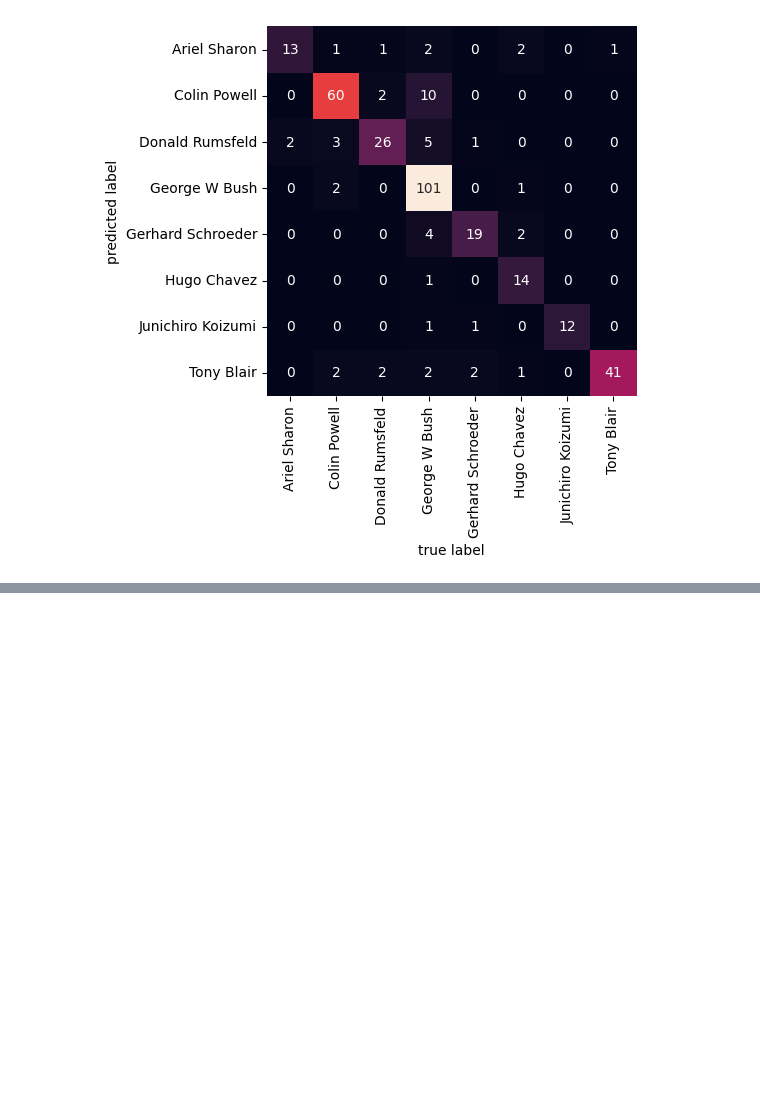
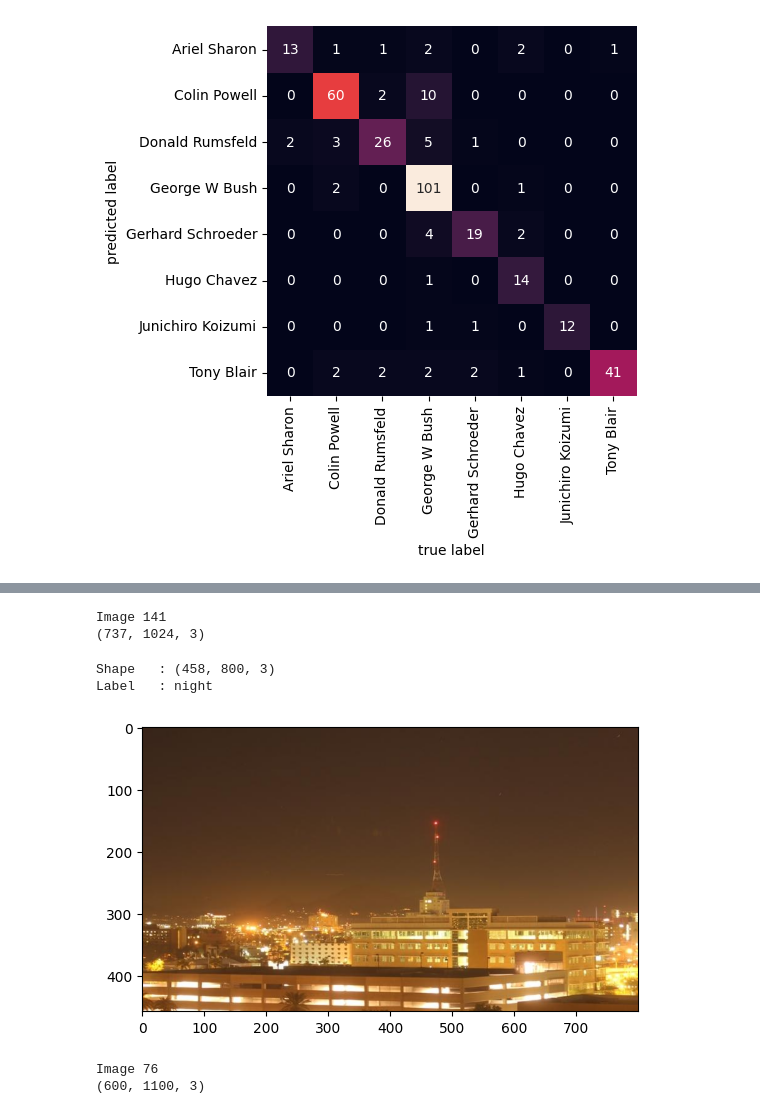
Before and after one commit to AlfredaDhaifullah04/Pembelajaran_Mesin_2026, a Jupyter notebook: TG9_JS11_Alfreda.ipynb, the cells around one changed output, grey strips where cells are left out. Saved outputs shown, nothing was run; the diff lists cells and outputs as text; code cells hidden in the pictures; blank space fills up the shorter version.

```diff
--- a/TG9_JS11_Alfreda.ipynb
+++ b/TG9_JS11_Alfreda.ipynb
@@ -371,0 +387,16 @@ Text(113.92222222222219, 0.5, 'predicted label')
+# %%
+	def load_dataset(img_dir):
+	    p = Path(img_dir)
+	    dirs = p.glob('*')
+
+	    img_list = []
+
+	    for dir in dirs:
+	        label = str(dir).split('/')[-1]
+	        for file in dir.glob('*.jpg'):
+	            img = mpimg.imread(file)
+
+	            if not img is None:
+	                img_list.append((img, label))
+
+	    return img_list
@@ -371,0 +406,14 @@ Text(113.92222222222219, 0.5, 'predicted label')
+# %%
+# Ekstrak dataset jika belum diekstrak
+import zipfile
+import os
+
+if not os.path.exists('images'):
+    with zipfile.ZipFile('images.zip', 'r') as zip_ref:
+        zip_ref.extractall('.')
+
+# Load ulang dataset
+train_img = load_dataset(train_dir)
+
+# Tampilkan data pertama
+train_img[0]
@@ -371,0 +438,10 @@ Text(113.92222222222219, 0.5, 'predicted label')
+# %%
+	# Random size checking
+	pick_random = np.random.randint(0, len(train_img))
+
+	# Check img size
+	print(f'Image {pick_random}')
+	print(train_img[pick_random][0].shape)
+# %% [output]
+Image 141
+(737, 1024, 3)
@@ -371,0 +460,6 @@ Text(113.92222222222219, 0.5, 'predicted label')
+# %%
+random_img_viz(train_img)
+# %% [output]
+Shape   : (458, 800, 3)
+Label   : night
+[figure, added]
@@ -371,0 +501,10 @@ Text(113.92222222222219, 0.5, 'predicted label')
+# %%
+	# Random size checking
+	pick_random = np.random.randint(0, len(train_std_img_list))
+
+	# Check img size
+	print(f'Image {pick_random}')
+	print(train_std_img_list[pick_random][0].shape)
+# %% [output]
+Image 76
+(600, 1100, 3)
```
Also changed, not shown: parts of 27 cells of this notebook.
